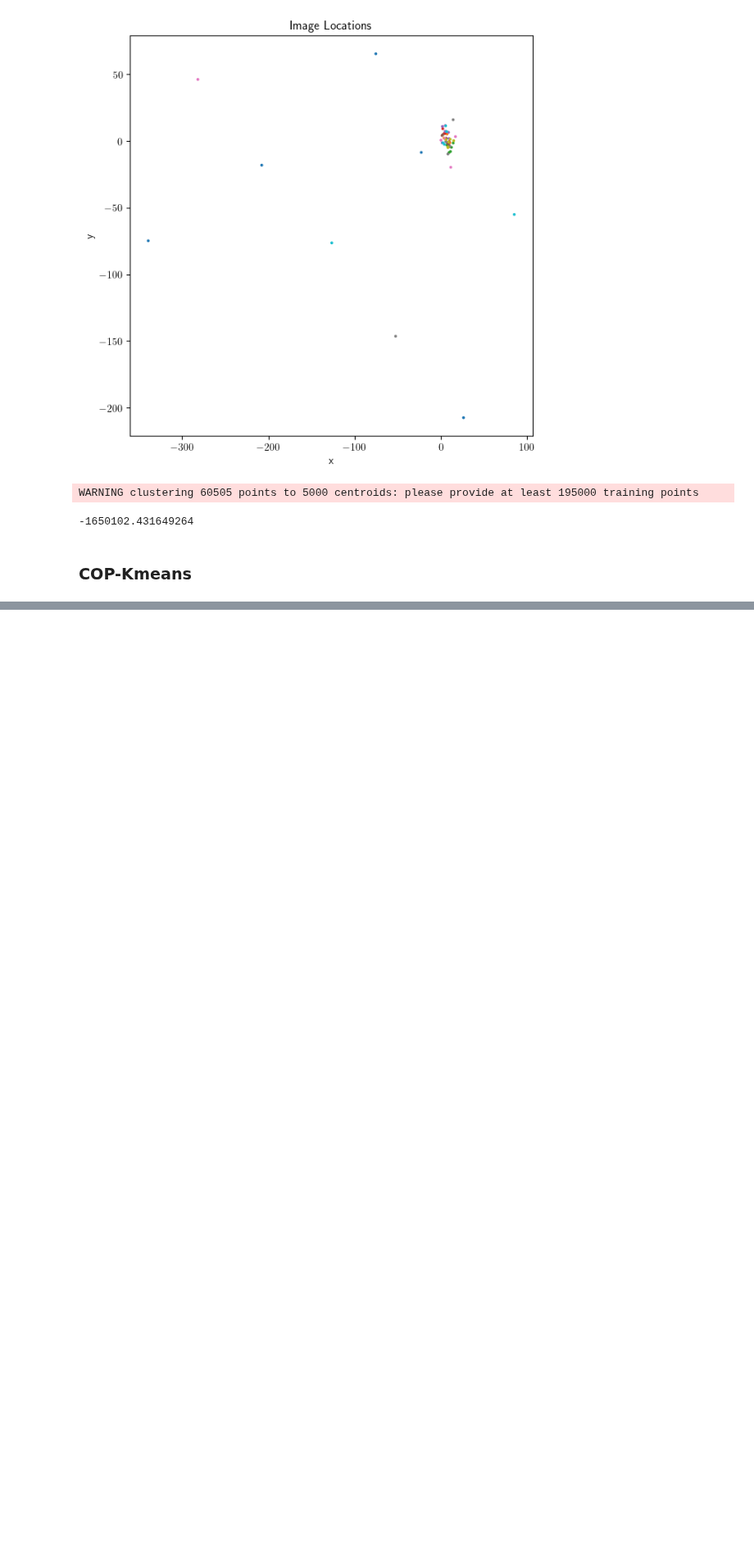
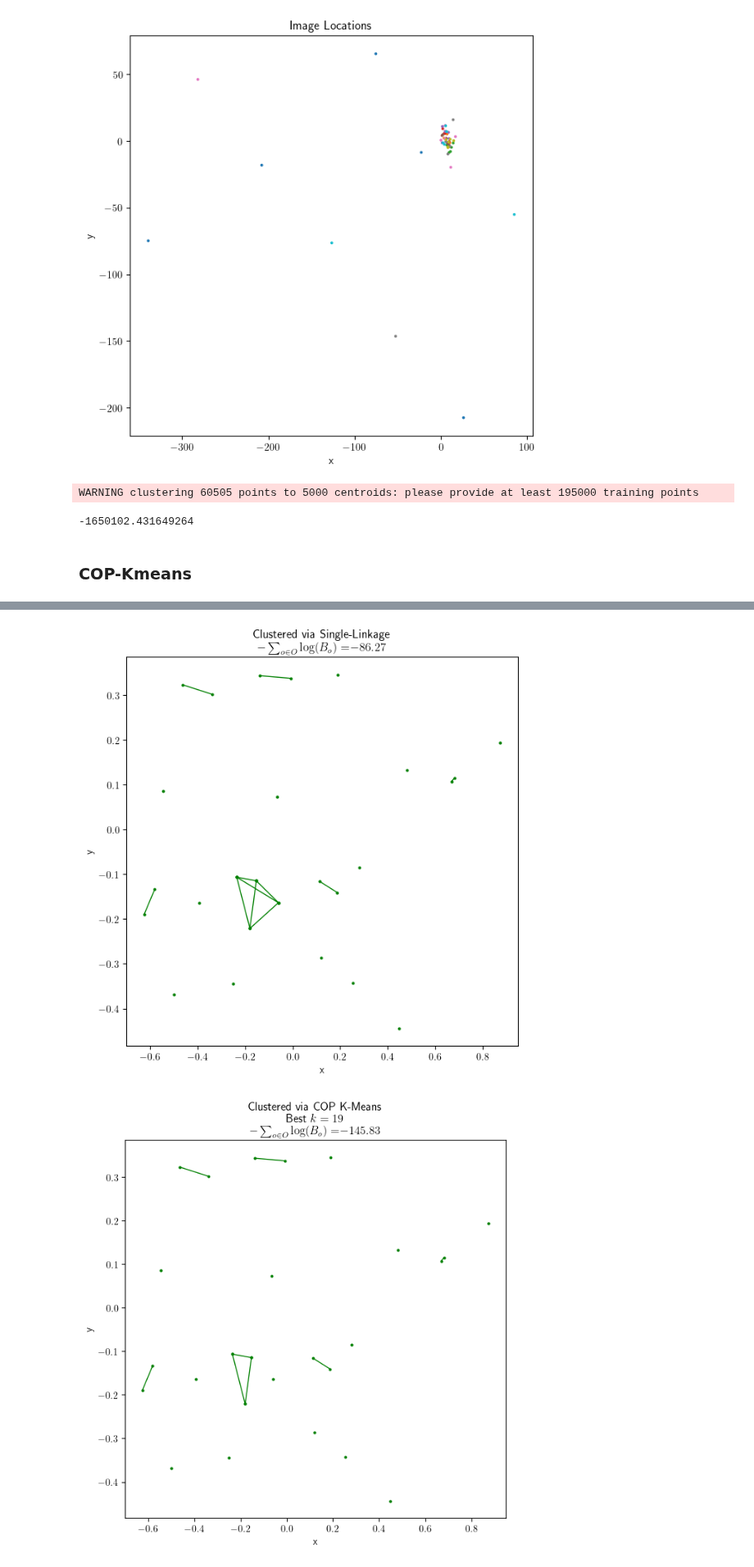
Before and after one commit to jacobf18/astronomical-matching, a Jupyter notebook: hubble.ipynb, the cells around one changed output, grey strips where cells are left out. Shown at 82% size. Saved outputs shown, nothing was run; the diff lists cells and outputs as text; code cells hidden in the pictures; blank space fills up the shorter version.

```diff
--- a/hubble.ipynb
+++ b/hubble.ipynb
@@ -721,0 +598,3 @@ plt.show()
+# %%
+data_df_3 = load_data("data/match_6000204755575.csv")
+data_df_3
@@ -721,0 +619,7 @@ plt.show()
+# %%
+plot_friends_of_friends_lined(data_df_3)
+plot_cop_kmeans_lined(data_df_3, num_repeat = 50)
+plot_kmeans_lined(data_df_3)
+# %% [output]
+[figure, added]
+[figure, added]
```
Also changed, not shown: parts of 31 cells of this notebook, 9 other files.
